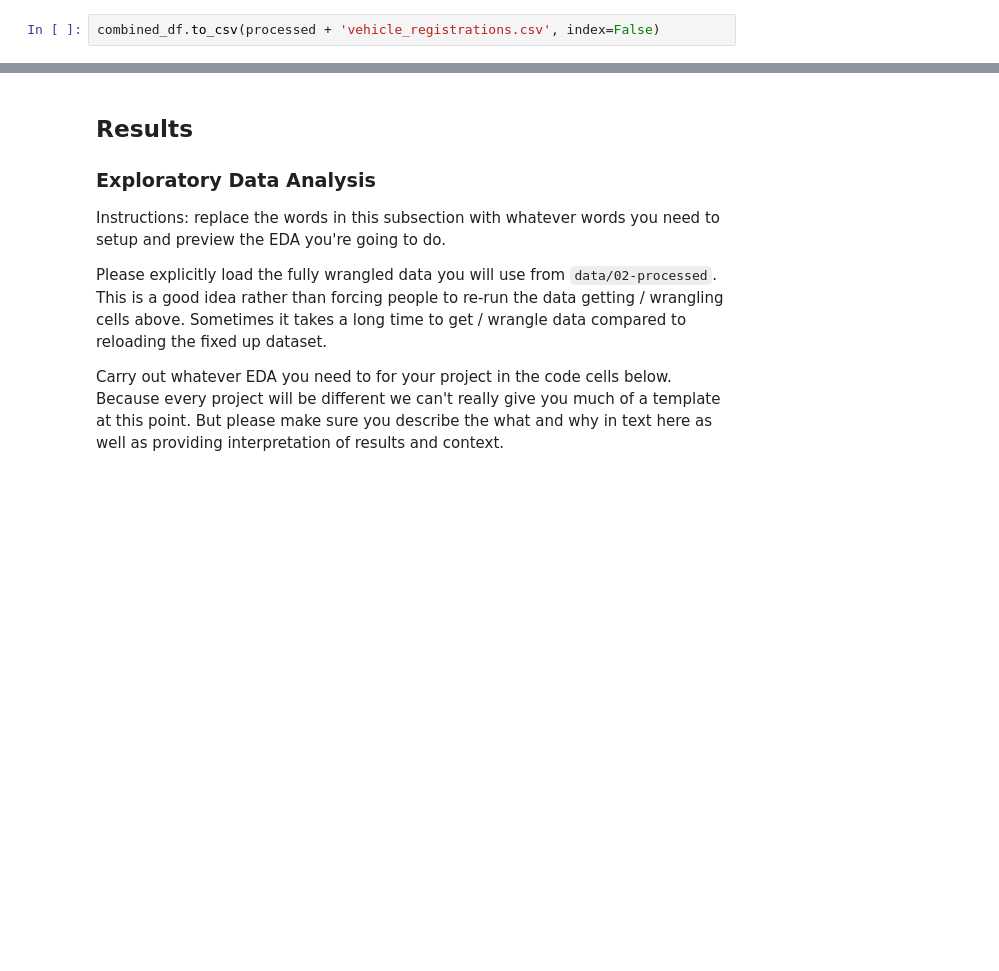
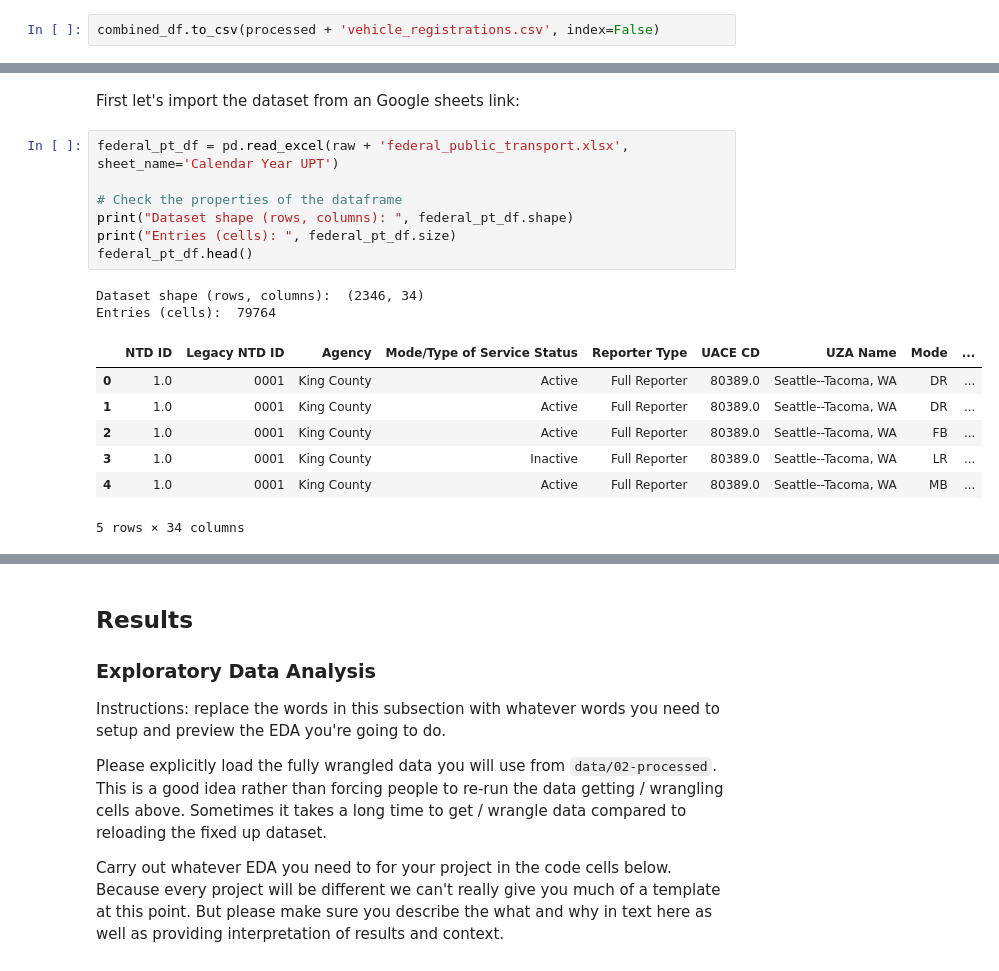
Before and after one commit to COGS108/Group026_WI26, a Jupyter notebook: 02-EDACheckpoint.ipynb, the cells around one changed output, grey strips where cells are left out. Drawn from its saved outputs; the diff is of its cells as text; blank space fills up the shorter version.

Commit message:
added houston public transport dataset

```diff
--- a/02-EDACheckpoint.ipynb
+++ b/02-EDACheckpoint.ipynb
@@ -494,0 +624,19 @@ combined_df.to_csv(processed + 'vehicle_registrations.csv', index=False)
+# %% [markdown]
+First let's import the dataset from an Google sheets link:
+# %%
+federal_pt_df = pd.read_excel(raw + 'federal_public_transport.xlsx', sheet_name='Calendar Year UPT')
+
+# Check the properties of the dataframe
+print("Dataset shape (rows, columns): ", federal_pt_df.shape)
+print("Entries (cells): ", federal_pt_df.size)
+federal_pt_df.head()
+# %% [output]
+Dataset shape (rows, columns):  (2346, 34)
+Entries (cells):  79764
+|  | NTD ID | Legacy NTD ID | Agency | Mode/Type of Service Status | Reporter Type | UACE CD | UZA Name | Mode | ... |
+| 0 | 1.0 | 0001 | King County | Active | Full Reporter | 80389.0 | Seattle--Tacoma, WA | DR | ... |
+| 1 | 1.0 | 0001 | King County | Active | Full Reporter | 80389.0 | Seattle--Tacoma, WA | DR | ... |
+| 2 | 1.0 | 0001 | King County | Active | Full Reporter | 80389.0 | Seattle--Tacoma, WA | FB | ... |
+| 3 | 1.0 | 0001 | King County | Inactive | Full Reporter | 80389.0 | Seattle--Tacoma, WA | LR | ... |
+| 4 | 1.0 | 0001 | King County | Active | Full Reporter | 80389.0 | Seattle--Tacoma, WA | MB | ... |
+5 rows × 34 columns
```
Also changed, not shown: parts of 18 cells of this notebook, 1 other file.
